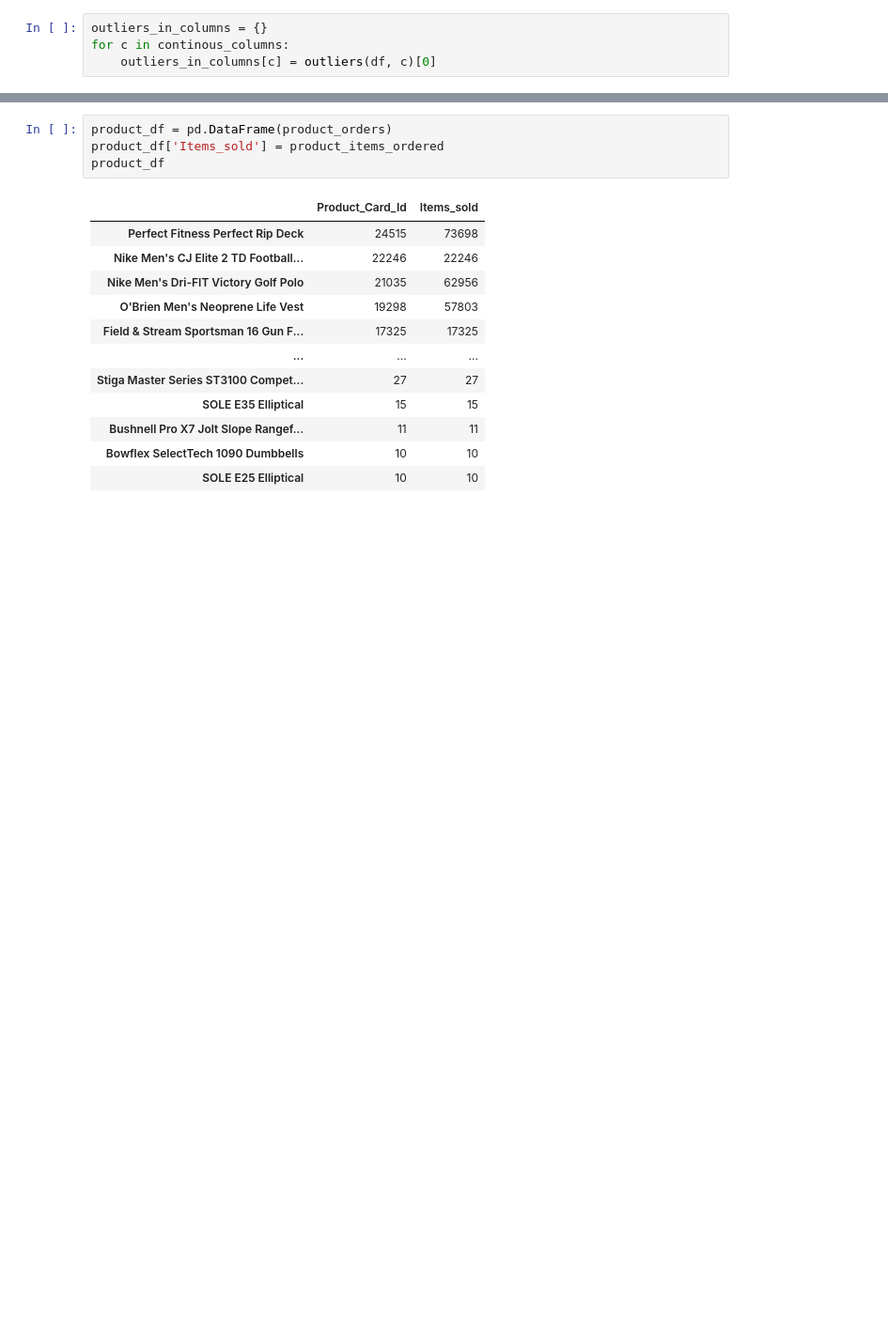
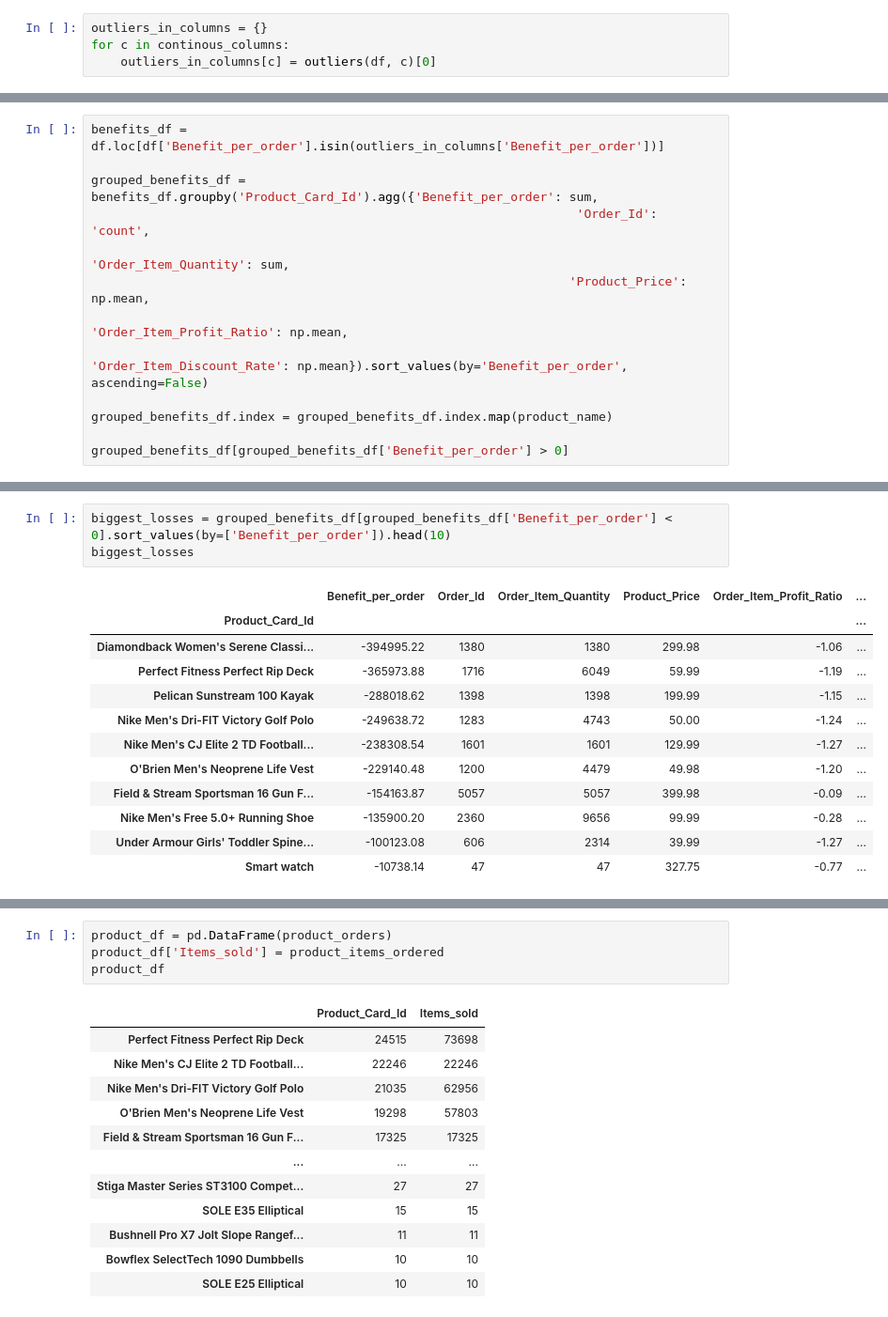
Before and after one commit to miladziekanowska/supply-chain-analysis, a Jupyter notebook: SupplyChain_EDA.ipynb, the cells around one changed output, grey strips where cells are left out. Shown at 94% size. Drawn from its saved outputs; the diff is of its cells as text; blank space fills up the shorter version.

```diff
--- a/SupplyChain_EDA.ipynb
+++ b/SupplyChain_EDA.ipynb
@@ -261,0 +299,13 @@ ABC analysis??co to??
+# %%
+benefits_df = df.loc[df['Benefit_per_order'].isin(outliers_in_columns['Benefit_per_order'])]
+
+grouped_benefits_df = benefits_df.groupby('Product_Card_Id').agg({'Benefit_per_order': sum,
+                                                                  'Order_Id': 'count',
+                                                                  'Order_Item_Quantity': sum,
+                                                                 'Product_Price': np.mean,
+                                                                 'Order_Item_Profit_Ratio': np.mean,
+                                                                 'Order_Item_Discount_Rate': np.mean}).sort_values(by='Benefit_per_order', ascending=False)
+
+grouped_benefits_df.index = grouped_benefits_df.index.map(product_name)
+
+grouped_benefits_df[grouped_benefits_df['Benefit_per_order'] > 0]
@@ -261,0 +322,16 @@ ABC analysis??co to??
+# %%
+biggest_losses = grouped_benefits_df[grouped_benefits_df['Benefit_per_order'] < 0].sort_values(by=['Benefit_per_order']).head(10)
+biggest_losses
+# %% [output]
+|  | Benefit_per_order | Order_Id | Order_Item_Quantity | Product_Price | Order_Item_Profit_Ratio | ... |
+| Product_Card_Id |  |  |  |  |  | ... |
+| Diamondback Women's Serene Classi... | -394995.22 | 1380 | 1380 | 299.98 | -1.06 | ... |
+| Perfect Fitness Perfect Rip Deck | -365973.88 | 1716 | 6049 | 59.99 | -1.19 | ... |
+| Pelican Sunstream 100 Kayak | -288018.62 | 1398 | 1398 | 199.99 | -1.15 | ... |
+| Nike Men's Dri-FIT Victory Golf Polo | -249638.72 | 1283 | 4743 | 50.00 | -1.24 | ... |
+| Nike Men's CJ Elite 2 TD Football... | -238308.54 | 1601 | 1601 | 129.99 | -1.27 | ... |
+| O'Brien Men's Neoprene Life Vest | -229140.48 | 1200 | 4479 | 49.98 | -1.20 | ... |
+| Field & Stream Sportsman 16 Gun F... | -154163.87 | 5057 | 5057 | 399.98 | -0.09 | ... |
+| Nike Men's Free 5.0+ Running Shoe | -135900.20 | 2360 | 9656 | 99.99 | -0.28 | ... |
+| Under Armour Girls' Toddler Spine... | -100123.08 | 606 | 2314 | 39.99 | -1.27 | ... |
+| Smart watch | -10738.14 | 47 | 47 | 327.75 | -0.77 | ... |
```
Also changed, not shown: parts of 36 cells of this notebook, 6 other files.
